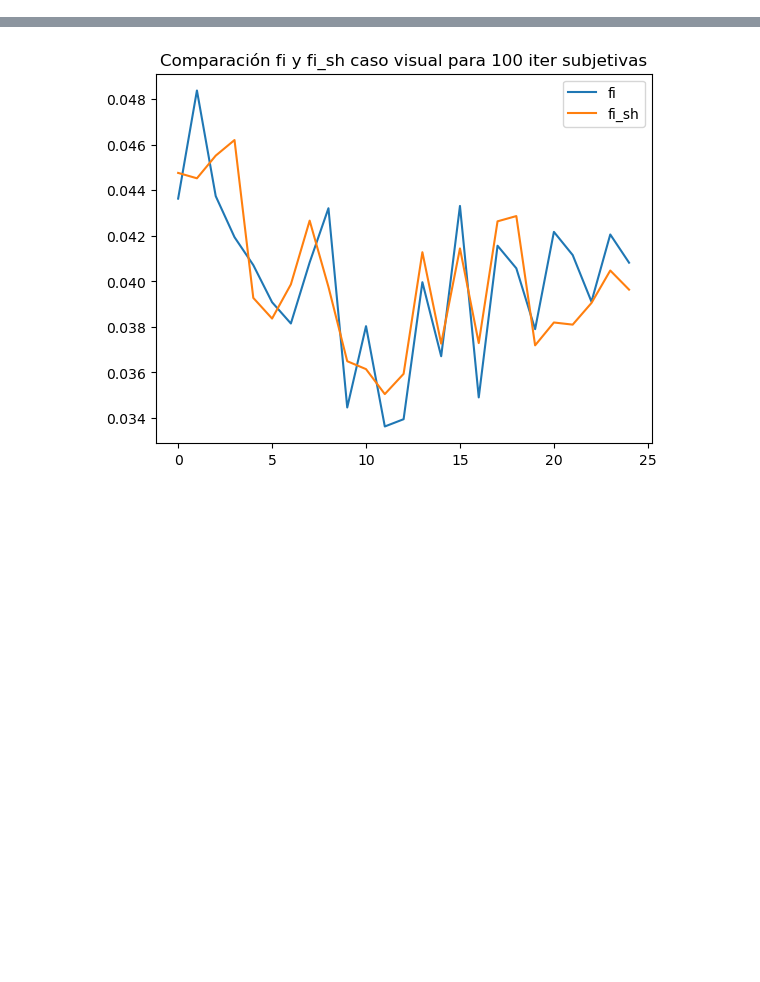
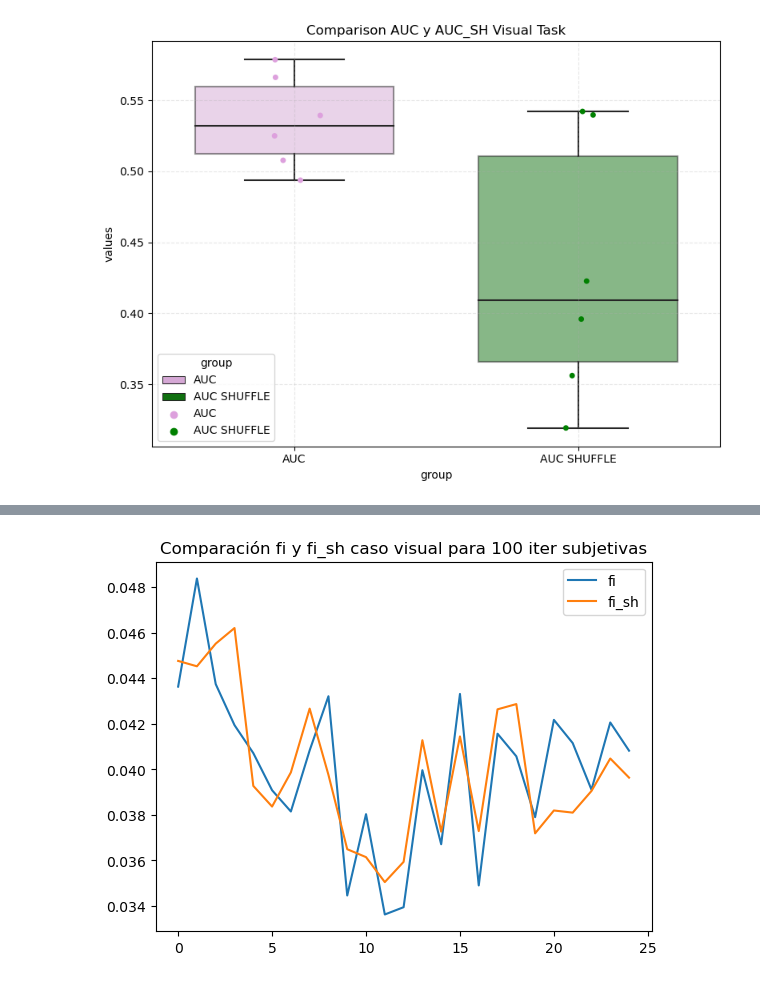
Before and after one commit to FlorenciaPerezR/Tesis, a Jupyter notebook: graficos.ipynb, the cells around one changed output, grey strips where cells are left out. Drawn from its saved outputs; the diff is of its cells as text; code cells hidden in the pictures; blank space fills up the shorter version.

```diff
--- a/graficos.ipynb
+++ b/graficos.ipynb
@@ -29,0 +11,63 @@ fig.savefig('/home/nicobruno/flor/Tesis/graficos/nuevo_auc_visual_100_subj.png')
+# %%
+
+#fig = plt.figure(figsize =(10, 7))
+
+## Creating plot
+#plt.boxplot(data)
+#plt.xticks([1, 2], ['auc', 'auc_sh'])
+## Adding title
+#plt.title("Comparación AUC y AUC_SH caso visual subjetivo para 100 iter")
+## show plot
+#plt.show()
+
+#fig.savefig('/home/nicobruno/flor/Tesis/graficos/nuevo_auc_visual_100_subj.png')
+
+import seaborn as sns
+import matplotlib.pyplot as plt
+import pandas as pd
+
+path = '/home/nicobruno/flor/Tesis/graficos/'
+
+# Cargar los datos asegurando que sean numéricos
+auc_datos = pd.read_csv('/home/nicobruno/flor/Tesis/modelo_resultados/nuevo_all_auc_iter_100_e_100_visual.csv')
+auc_sh_datos = pd.read_csv('/home/nicobruno/flor/Tesis/modelo_resultados/nuevo_all_auc_sh_iter_100_e_100_visual.csv')
+
+# Agregar columna de grupo
+auc_datos['group'] = 'AUC'
+auc_sh_datos['group'] = 'AUC SHUFFLE'
+
+# Combinar los datos en un solo DataFrame
+data = pd.concat([auc_datos, auc_sh_datos])
+# Crear un mapa de posiciones numéricas para los grupos
+group_positions = {'A': 0, 'B': 1}
+offsets = {'A': -0.1, 'B': 0.0}
+xvalues = ["A", "B"]
+palette = ['plum', 'g']
+
+
+fig, ax = plt.subplots(figsize=(8, 6))
+
+
+# Boxplot con transparencia en el relleno
+sns.boxplot(data=data, x='group', y='values', hue='group', palette=palette,
+            width=0.7, dodge=False, ax=ax, zorder=1, boxprops=dict(alpha=.5))
+
+# Puntos individuales (stripplot)
+sns.stripplot(
+    x='group',
+    y='values',
+    hue="group",
+    palette=palette,
+    data=data,
+    jitter=True,
+    zorder=2,
+    ax=ax
+)
+
+plt.title('Comparison AUC y AUC_SH Visual Task')
+plt.grid(True, linestyle='--', alpha=0.3)
+plt.tight_layout()
+
+fig.savefig('/home/nicobruno/flor/Tesis/graficos/auc_visual_100_para6datos.png')
+# %% [output]
+[figure, added]
```
Also changed, not shown: parts of 8 cells of this notebook, 2 other files.
